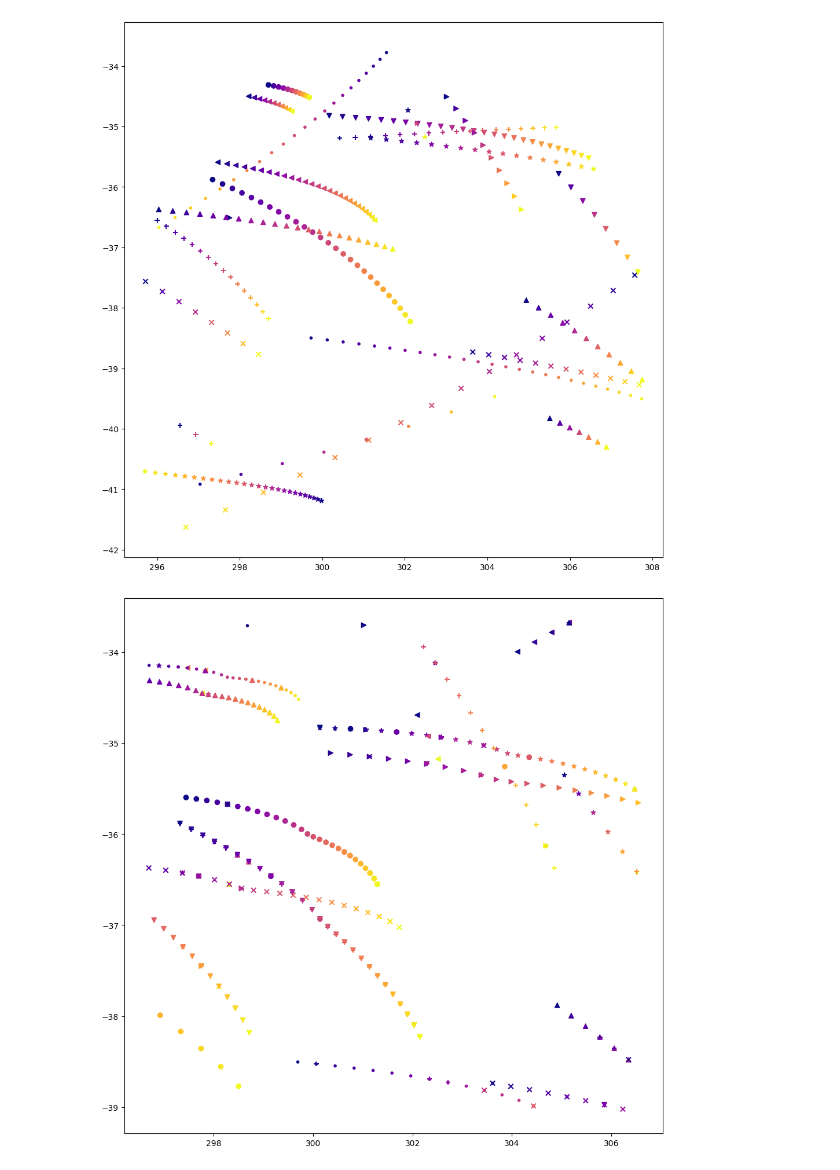
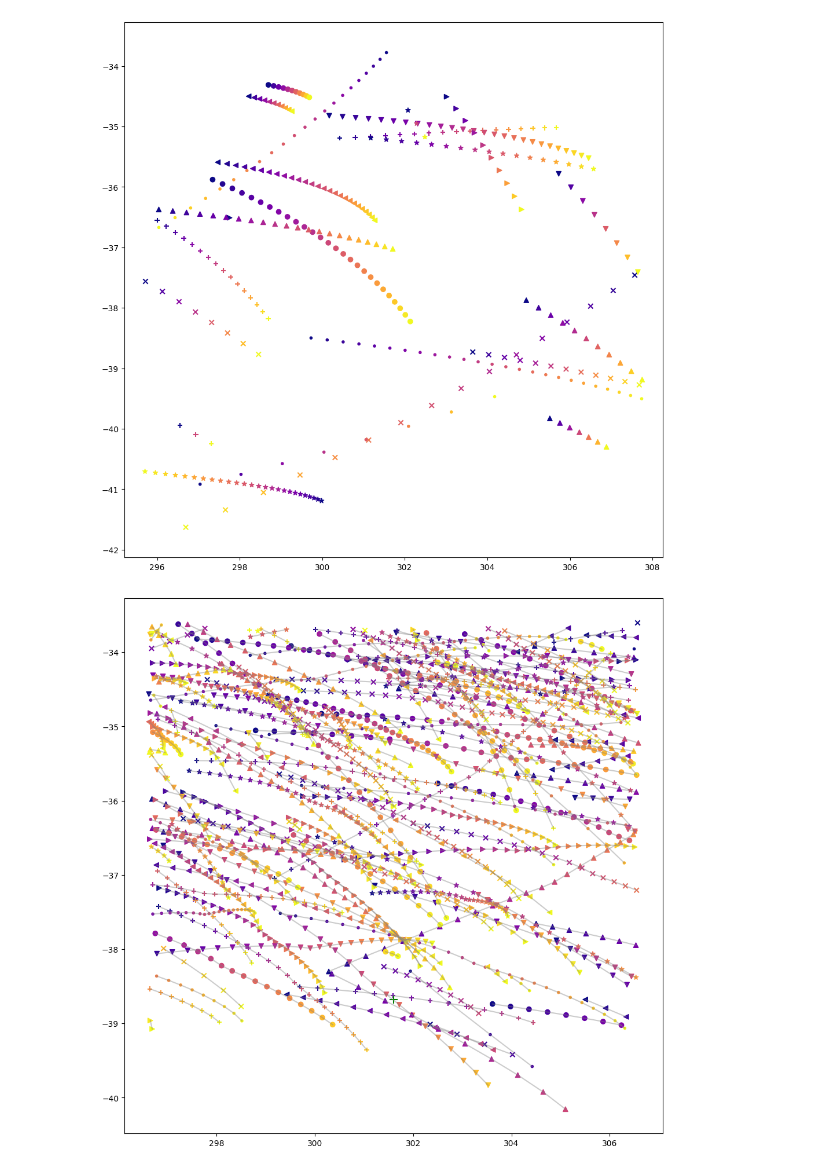
Before and after one commit to ble61/ASTR480, a Jupyter notebook: Test Code/ObjectTracking.ipynb, the cells around one changed output. Drawn from its saved outputs; the diff is of its cells as text; code cells hidden in the pictures.

Commit message:
skybot making sense now, index problems.

```diff
--- a/Test Code/ObjectTracking.ipynb
+++ b/Test Code/ObjectTracking.ipynb
@@ -248,35 +248,38 @@ from astropy.coordinates import SkyCoord
 import matplotlib.colors as mplc
 import matplotlib.pyplot as plt
 import itertools
 
+magLim = 20.0
 
-brightResult = result.loc[result["Mv"]<= 18]
+brightResult = result.loc[result["Mv"]<= magLim].reset_index()
+brightResult.drop("index", axis=1, inplace=True)
 
 unqNames = pd.unique(brightResult["Name"])
 
 
 coords = SkyCoord(brightResult["RA"], brightResult["Dec"], unit=(u.hourangle,u.deg))
 
 brightResult = brightResult.assign(degRA=coords.ra.deg)
 brightResult = brightResult.assign(degDec=coords.dec.deg)
 
 fig, ax = plt.subplots(1,figsize =(12,12))
 
 
 # ax.set_xlim([lims[0],lims[1]])
 # ax.set_ylim([lims[2],lims[3]])
 cnorm = mplc.Normalize(np.min(timeList.jd), np.max(timeList.jd))
 markers = itertools.cycle((".","x","^","*","+","v","o", "<", ">"))
 for i, name in  enumerate(unqNames):
 
     nameIDs = brightResult.index[brightResult["Name"]==name]
 
     coords = SkyCoord(brightResult.loc[nameIDs]["RA"], brightResult.loc[nameIDs]["Dec"], unit=(u.hourangle,u.deg))
 
     if len(nameIDs)>0:
-        # ax.plot(coords.ra.deg, coords.dec.deg, c="grey", alpha=0.4)
-        ax.scatter(coords.ra.deg, coords.dec.deg, marker=next(markers), c=brightResult.loc[nameIDs]["epoch"], cmap="plasma")
+        ax.plot(coords.ra.deg, coords.dec.deg, c="grey", alpha=0.4)
+        ax.scatter(coords.ra.deg, coords.dec.deg, marker=next(markers), c=brightResult.loc[nameIDs]["epoch"], cmap="plasma", norm=cnorm)
+ax.scatter(ra_i, dec_i, marker="+", s=100, c="g") #Center of seach area
 
-fig.savefig(f"./posTracks_ra{ra_i}_dec{dec_i}_t{t_i.mjd}Skybot.png")
+fig.savefig(f"./posTracks_ra{ra_i}_dec{dec_i}_t{t_i.mjd}_Mv{magLim}_Skybot.png")
 # %% [output]
-[figure, old version]
+[figure, new version]
```
Also changed, not shown: parts of 2 cells of this notebook, 6 other files.
